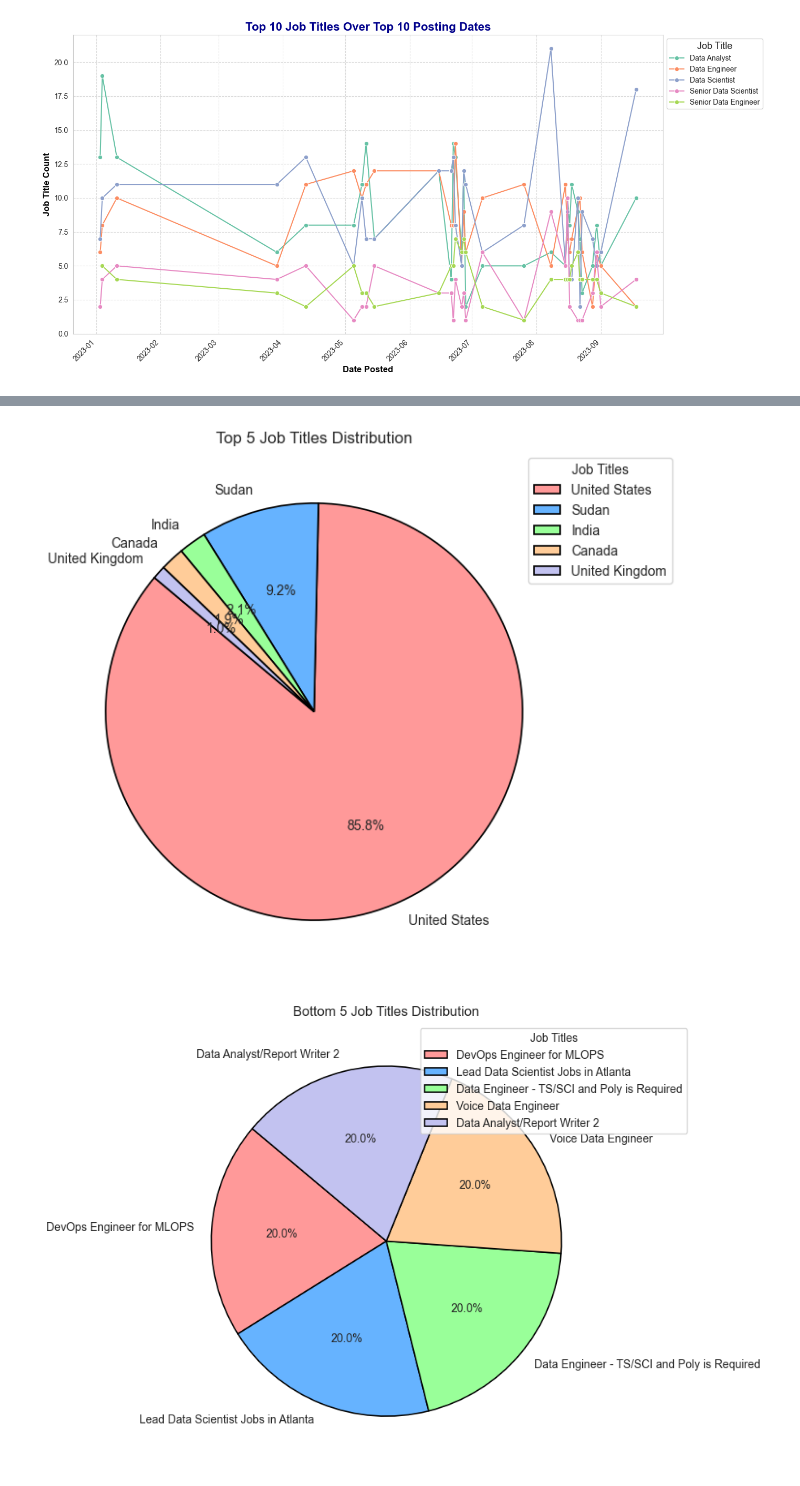
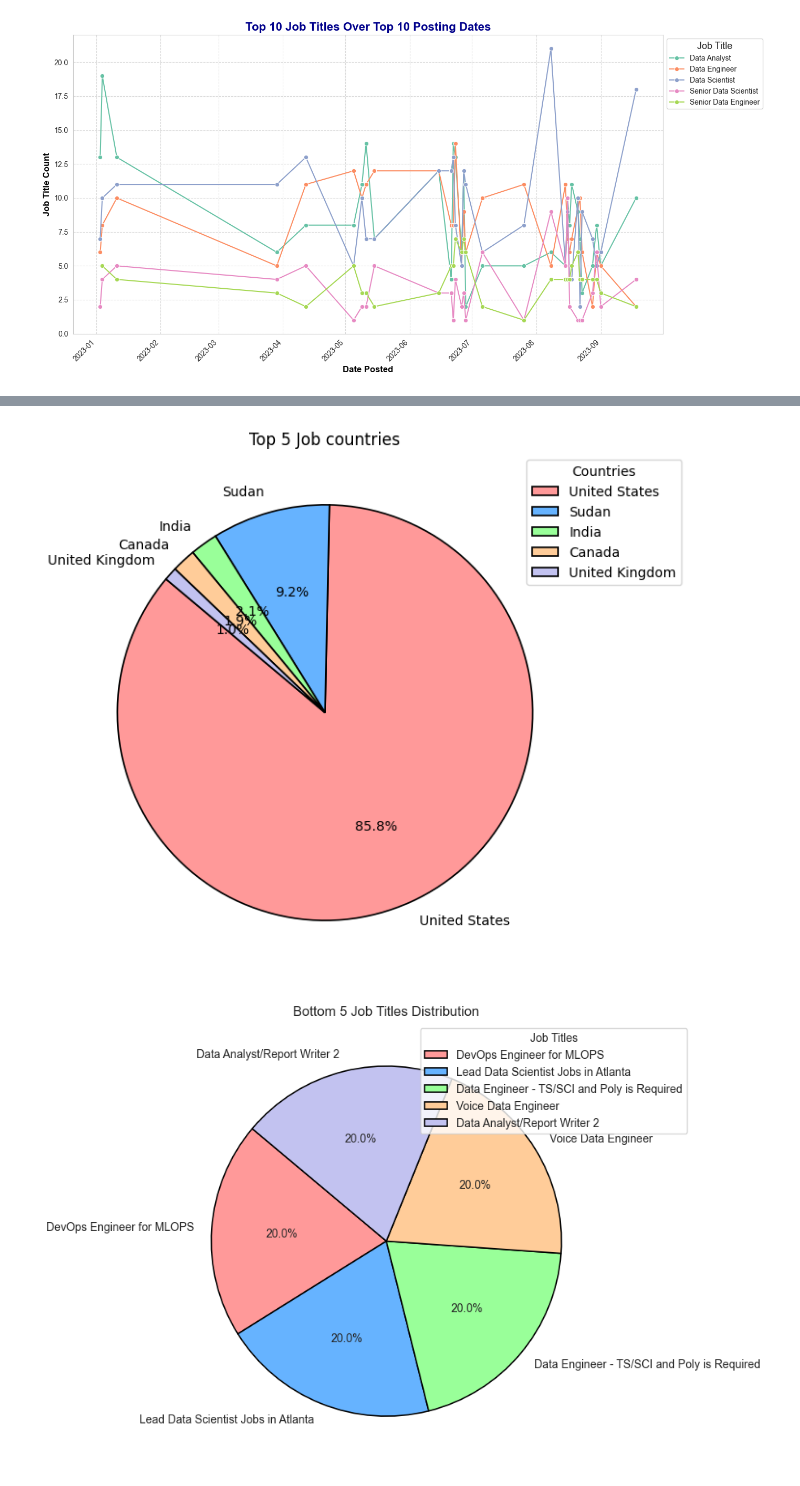
Before and after one commit to Malinda1/data-job-analysis, a Jupyter notebook: data_job_analysis.ipynb, the cells around one changed output, grey strips where cells are left out. Drawn from its saved outputs; the diff is of its cells as text; code cells hidden in the pictures.

```diff
--- a/data_job_analysis.ipynb
+++ b/data_job_analysis.ipynb
@@ -456,26 +456,26 @@ plt.show()
 # %%
 # Count the occurrences of each unique job title and get the top 5
 
 top_jobs = data_cleaned_copy2['job_country'].value_counts().head(5)
 
 # Define colors for each job title
 colors = ['#ff9999', '#66b3ff', '#99ff99', '#ffcc99', '#c2c2f0']
 
 # Create a pie chart for the top five job titles
 plt.figure(figsize=(20, 7))
 plt.pie(top_jobs, labels=top_jobs.index, autopct='%1.1f%%', startangle=140,
         colors=colors, wedgeprops={'edgecolor': 'black', 'linewidth': 1.2})
 
 # Add a title
-plt.title('Top 5 Job Titles Distribution')
+plt.title('Top 5 Job countries')
 
 # Add a legend in the upper right corner
-plt.legend(top_jobs.index, title="Job Titles", loc="upper right", bbox_to_anchor=(1.2, 1))
+plt.legend(top_jobs.index, title="Countries", loc="upper right", bbox_to_anchor=(1.2, 1))
 
 # Display the chart
 plt.show()
 # %% [output]
-[figure, old version]
+[figure, new version]
 # %%
 import pandas as pd
 import matplotlib.pyplot as plt
```
Also changed, not shown: parts of 2 cells of this notebook.
